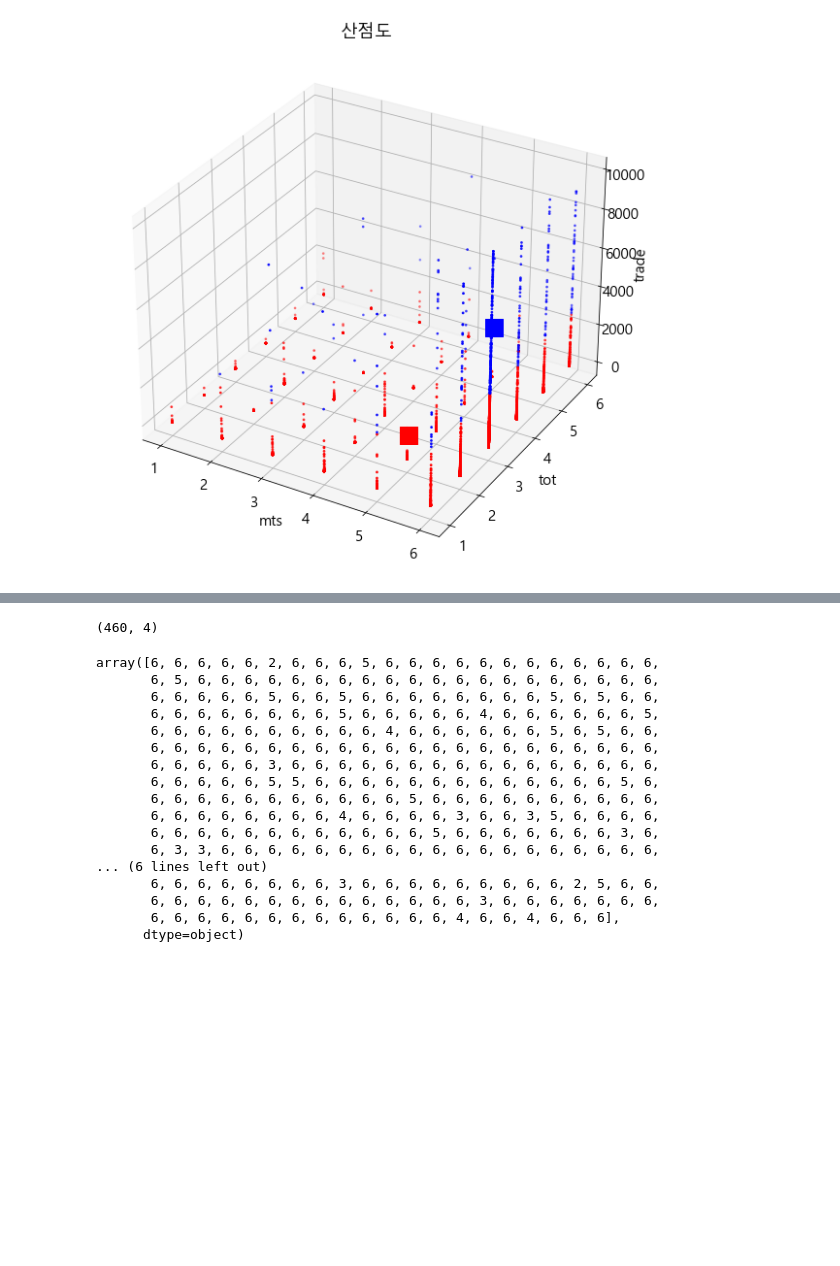
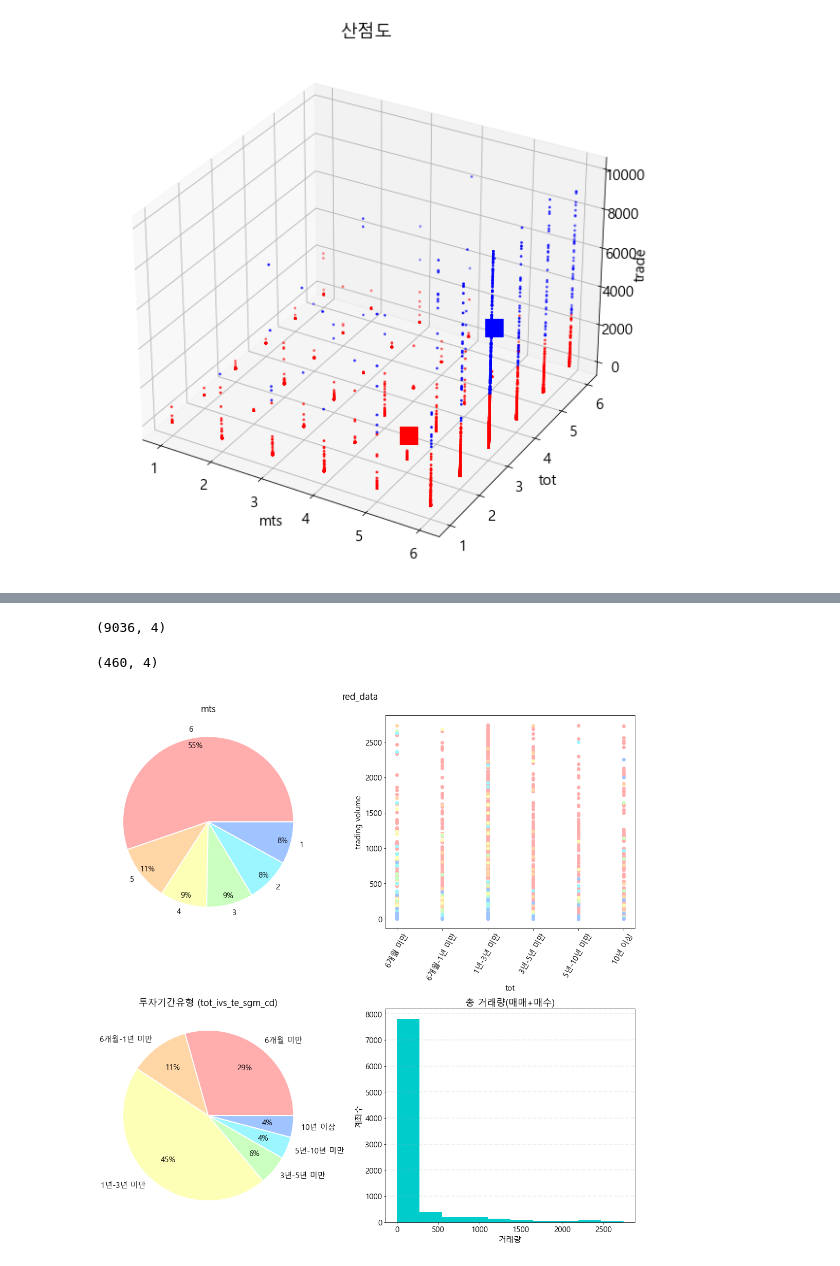
Before and after one commit to Dirtfy/NH_Project, a Jupyter notebook: test.ipynb, the cells around one changed output, grey strips where cells are left out. Drawn from its saved outputs; the diff is of its cells as text; code cells hidden in the pictures; blank space fills up the shorter version.

```diff
--- a/test.ipynb
+++ b/test.ipynb
@@ -247,25 +246,54 @@ X_red.shape
-# %%
-X_blue.shape
-# %% [output]
-(460, 4)
-# %%
-X_blue[:,1]
-# %% [output]
-array([6, 6, 6, 6, 6, 2, 6, 6, 6, 5, 6, 6, 6, 6, 6, 6, 6, 6, 6, 6, 6, 6,
-       6, 5, 6, 6, 6, 6, 6, 6, 6, 6, 6, 6, 6, 6, 6, 6, 6, 6, 6, 6, 6, 6,
-       6, 6, 6, 6, 6, 5, 6, 6, 5, 6, 6, 6, 6, 6, 6, 6, 6, 5, 6, 5, 6, 6,
-       6, 6, 6, 6, 6, 6, 6, 6, 5, 6, 6, 6, 6, 6, 4, 6, 6, 6, 6, 6, 6, 5,
-       6, 6, 6, 6, 6, 6, 6, 6, 6, 6, 4, 6, 6, 6, 6, 6, 6, 5, 6, 5, 6, 6,
-       6, 6, 6, 6, 6, 6, 6, 6, 6, 6, 6, 6, 6, 6, 6, 6, 6, 6, 6, 6, 6, 6,
-       6, 6, 6, 6, 6, 3, 6, 6, 6, 6, 6, 6, 6, 6, 6, 6, 6, 6, 6, 6, 6, 6,
-       6, 6, 6, 6, 6, 5, 5, 6, 6, 6, 6, 6, 6, 6, 6, 6, 6, 6, 6, 6, 5, 6,
-       6, 6, 6, 6, 6, 6, 6, 6, 6, 6, 6, 5, 6, 6, 6, 6, 6, 6, 6, 6, 6, 6,
-       6, 6, 6, 6, 6, 6, 6, 6, 4, 6, 6, 6, 6, 3, 6, 6, 3, 5, 6, 6, 6, 6,
-       6, 6, 6, 6, 6, 6, 6, 6, 6, 6, 6, 6, 5, 6, 6, 6, 6, 6, 6, 6, 3, 6,
-       6, 3, 3, 6, 6, 6, 6, 6, 6, 6, 6, 6, 6, 6, 6, 6, 6, 6, 6, 6, 6, 6,
-... (6 lines left out)
-       6, 6, 6, 6, 6, 6, 6, 6, 3, 6, 6, 6, 6, 6, 6, 6, 6, 6, 2, 5, 6, 6,
-       6, 6, 6, 6, 6, 6, 6, 6, 6, 6, 6, 6, 6, 6, 3, 6, 6, 6, 6, 6, 6, 6,
-       6, 6, 6, 6, 6, 6, 6, 6, 6, 6, 6, 6, 6, 4, 6, 6, 4, 6, 6, 6],
-      dtype=object)
+# %%
+X_red.shape
+# %% [output]
+(9036, 4)
+# %%
+X_blue.shape
+# %% [output]
+(460, 4)
+# %%
+df_red=pd.DataFrame(X_red)
+
+fig, axs=plt.subplots(2,2,figsize=(15,15), constrained_layout=True)
+fig.suptitle('red_data')
+
+#첫 번째 그래프
+colors=['#ffadad', '#ffd6a5', '#fdffb6', '#caffbf', '#9bf6ff', '#a0c4ff']
+wedgeprops={'edgecolor':'w', 'linewidth':2}
+df_red_mts=df_red[1].value_counts()
+
+axs[0, 0].pie(df_red_mts, labels=df_red_mts.index, autopct='%.0f%%', colors=colors, pctdistance=0.9, wedgeprops=wedgeprops)
+axs[0, 0].set_title('mts')
+
+#두 번째 그래프
+k=0
+
+for idx in df_red_mts.index:
+    axs[0, 1].scatter(df_red.loc[df_red[1]==idx][2], df_red.loc[df_red[1]==idx][3], color=colors[k])
+    axs[0, 1].set_xlabel('tot')
+    axs[0, 1].set_ylabel('trading volume')
+    k+=1
+
+labels=['','6개월 미만','6개월-1년 미만', '1년-3년 미만', '3년-5년 미만', '5년-10년 미만', '10년 이상']
+axs[0, 1].set_xticklabels(labels,rotation=60)
+
+#세 번째 그래프
+df_red_tot=df_red[2].value_counts()
+df_red_tot.sort_index(inplace = True)
+labels=['6개월 미만','6개월-1년 미만', '1년-3년 미만', '3년-5년 미만', '5년-10년 미만', '10년 이상']
+
+axs[1, 0].pie(df_red_tot, labels=labels, autopct='%.0f%%', colors=colors, pctdistance=0.7, wedgeprops=wedgeprops)
+axs[1, 0].set_title('투자기간유형 (tot_ivs_te_sgm_cd)')
+
+#네 번째 그래프
+axs[1, 1].set_title('총 거래량(매매+매수)')
+axs[1, 1].hist(df_red[3], color='#00CCCC')
+axs[1, 1].set_xlabel('거래량')
+axs[1, 1].set_ylabel('계좌수')
+axs[1, 1].grid(axis='y',alpha=0.2,linestyle='--',linewidth=2)
+axs[1, 1].grid(axis='x',alpha=0)
+
+plt.show()
+# %% [output]
+[figure, added]
 # %%
```
Also changed, not shown: parts of 7 cells of this notebook.
